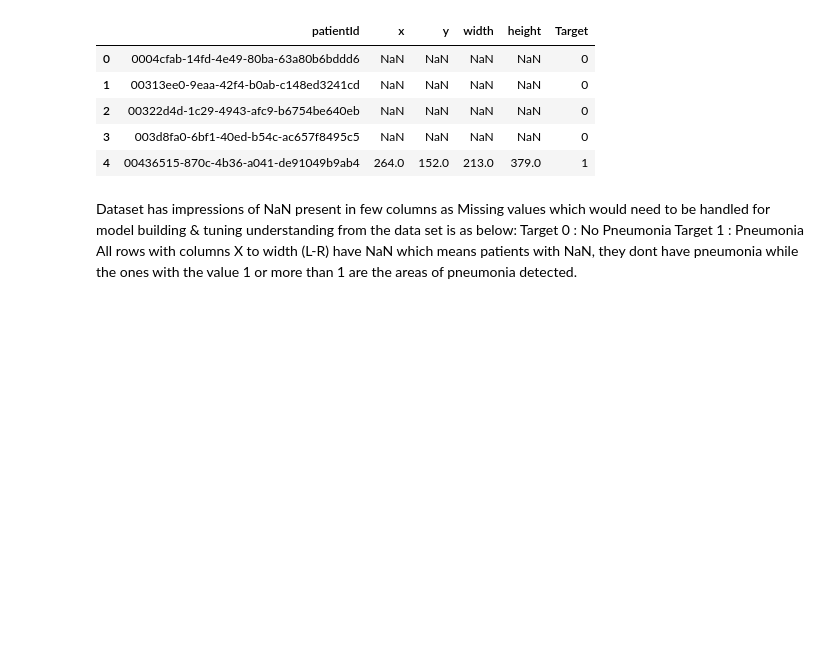
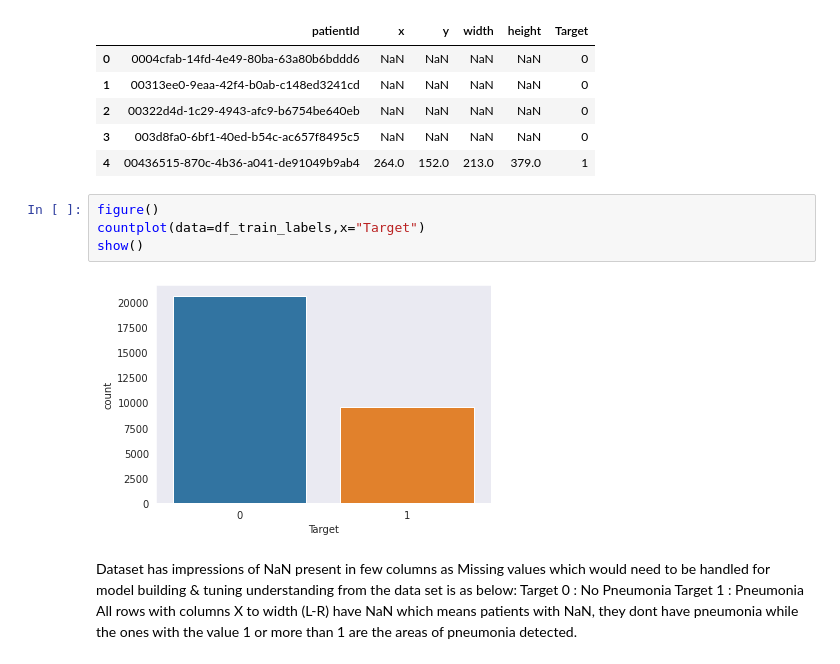
Before and after one commit to arvindhvasu/GL_Pneumonia_Detection, a Jupyter notebook: 09-june-2020.ipynb, the cells around one changed output. Saved outputs shown, nothing was run; the diff lists cells and outputs as text; blank space fills up the shorter version.

```diff
--- a/09-june-2020.ipynb
+++ b/09-june-2020.ipynb
@@ -146,6 +158,12 @@ df_train_labels.head()
 | 2 | 00322d4d-1c29-4943-afc9-b6754be640eb | NaN | NaN | NaN | NaN | 0 |
 | 3 | 003d8fa0-6bf1-40ed-b54c-ac657f8495c5 | NaN | NaN | NaN | NaN | 0 |
 | 4 | 00436515-870c-4b36-a041-de91049b9ab4 | 264.0 | 152.0 | 213.0 | 379.0 | 1 |
+# %%
+figure()
+countplot(data=df_train_labels,x="Target")
+show()
+# %% [output]
+[figure, added]
 # %% [markdown]
 Dataset has impressions of NaN present in few columns as Missing values which would need to be handled for model building & tuning
 understanding from the data set is as below:
```
Also changed, not shown: parts of 9 cells of this notebook.
